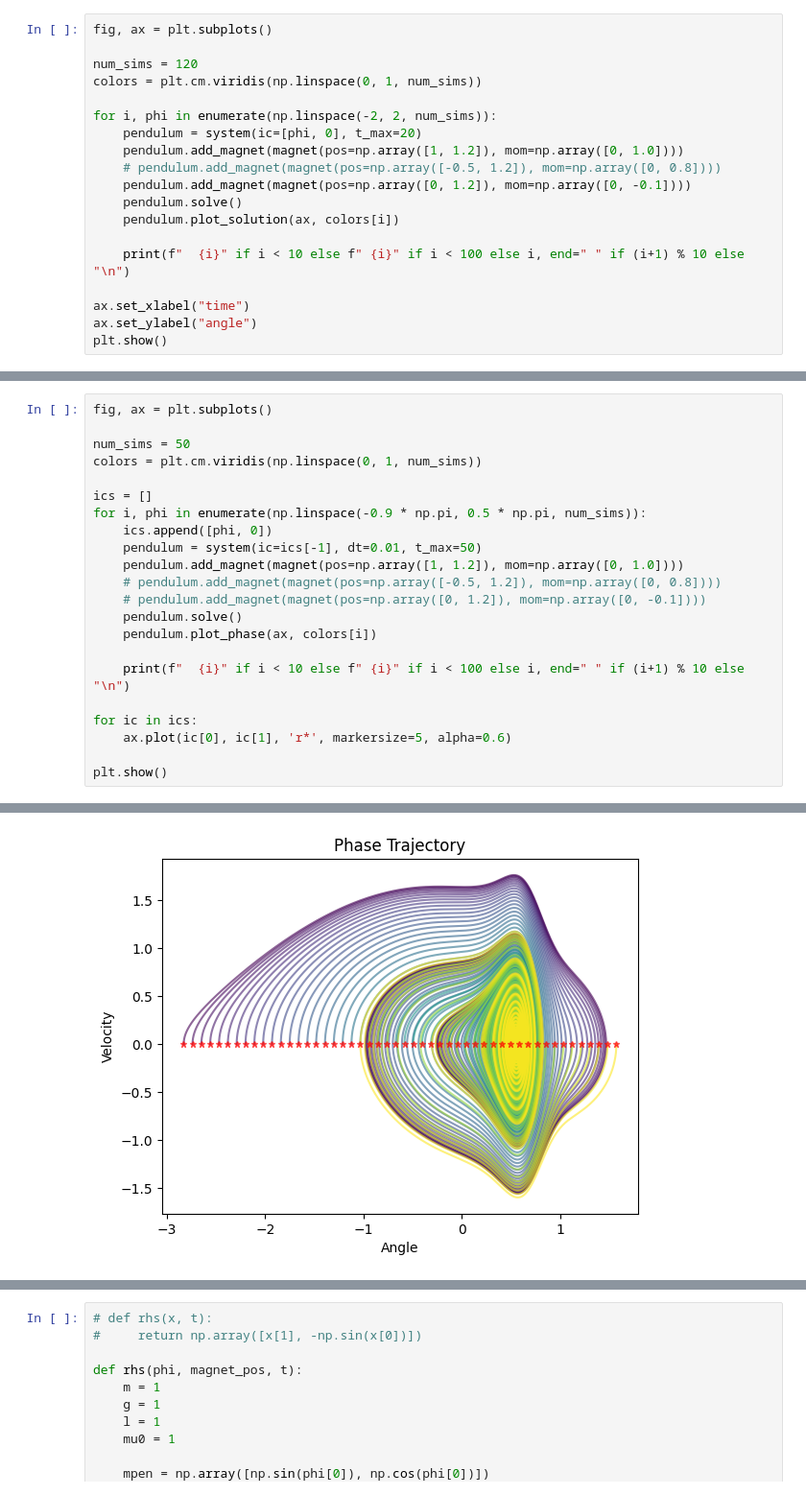
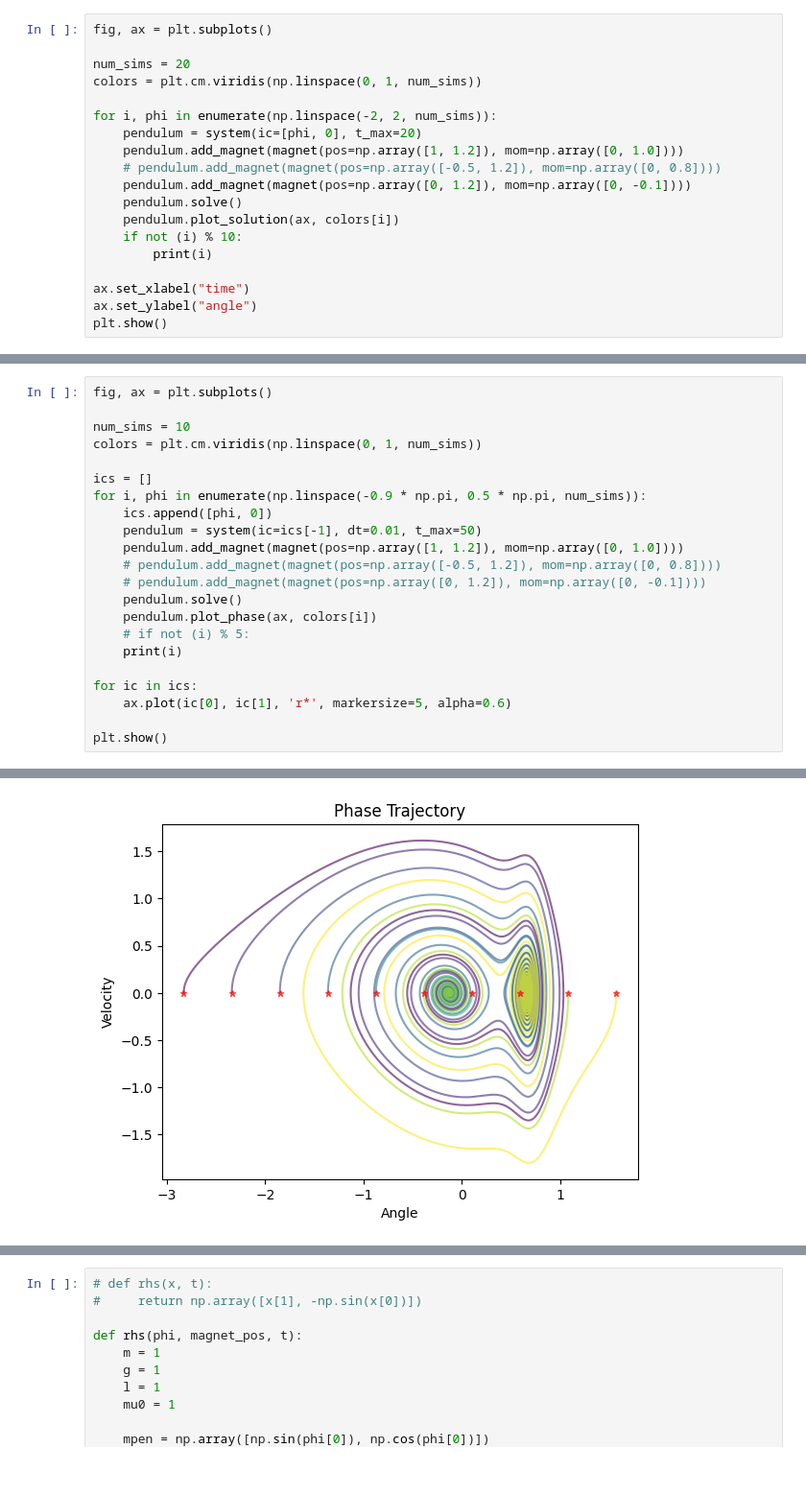
Before and after one commit to Dobel26/MagneticPendulum, a Jupyter notebook: simulation.ipynb, the cells around one changed output, grey strips where cells are left out. Shown at 96% size. Drawn from its saved outputs; the diff is of its cells as text.

```diff
--- a/simulation.ipynb
+++ b/simulation.ipynb
@@ -139,7 +173,7 @@ class system:
 # %%
 fig, ax = plt.subplots()
 
-num_sims = 120
+num_sims = 20
 colors = plt.cm.viridis(np.linspace(0, 1, num_sims))
 
 for i, phi in enumerate(np.linspace(-2, 2, num_sims)):
@@ -149,8 +183,8 @@ for i, phi in enumerate(np.linspace(-2, 2, num_sims)):
     pendulum.add_magnet(magnet(pos=np.array([0, 1.2]), mom=np.array([0, -0.1])))
     pendulum.solve()
     pendulum.plot_solution(ax, colors[i])
-
-    print(f"  {i}" if i < 10 else f" {i}" if i < 100 else i, end=" " if (i+1) % 10 else "\n")
+    if not (i) % 10:
+        print(i)
 
 ax.set_xlabel("time")
 ax.set_ylabel("angle")
@@ -172,7 +196,7 @@ plt.show()
 # %%
 fig, ax = plt.subplots()
 
-num_sims = 50
+num_sims = 10
 colors = plt.cm.viridis(np.linspace(0, 1, num_sims))
 
 ics = []
@@ -184,8 +208,8 @@ for i, phi in enumerate(np.linspace(-0.9 * np.pi, 0.5 * np.pi, num_sims)):
     # pendulum.add_magnet(magnet(pos=np.array([0, 1.2]), mom=np.array([0, -0.1])))
     pendulum.solve()
     pendulum.plot_phase(ax, colors[i])
-
-    print(f"  {i}" if i < 10 else f" {i}" if i < 100 else i, end=" " if (i+1) % 10 else "\n")
+    # if not (i) % 5:
+    print(i)
 
 for ic in ics:
     ax.plot(ic[0], ic[1], 'r*', markersize=5, alpha=0.6)
@@ -200,2 +229,2 @@ plt.show()
-[figure, old version]
+[figure, new version]
 # %%
```
Also changed, not shown: parts of 5 cells of this notebook.
